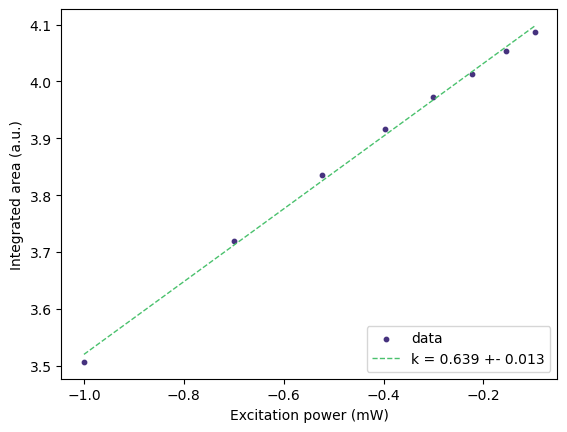
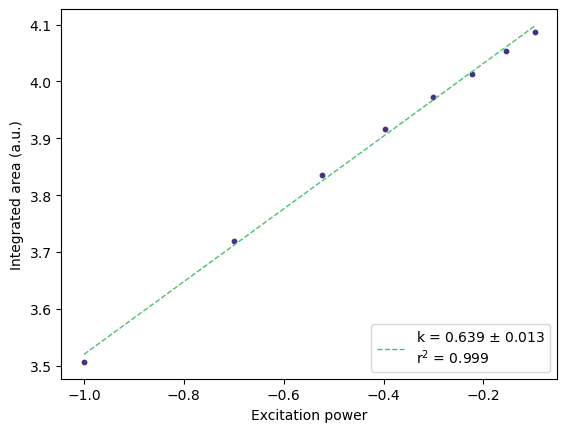
Code edit (unified diff) that turned the first committed figure into the second:
--- before
+++ after
@@ -11,13 +11,13 @@
 
 
-plt.scatter(log_x, log_y, marker='o', color=(0.275191, 0.194905, 0.496005), s=10, label='data')
+plt.scatter(log_x, log_y, marker='o', color=(0.275191, 0.194905, 0.496005), s=10)
 
 #plt.errorbar(log_x, log_y, yerr=log_y_err, fmt='o', color="olive", ecolor="black", capsize=4, ms=3,label="Data with error")
 
 
-plt.plot(log_x, y_pred, color= (0.288921, 0.758394, 0.428426), lw=1, ls="--", label=f'k = {k} +- {k_err}')
+plt.plot(log_x, y_pred, color= (0.288921, 0.758394, 0.428426), lw=1, ls="--", label=f'k = {k} $\pm$ {k_err}\nr$^2$ = 0.999')
 
 plt.legend(loc='lower right')
-plt.xlabel("Excitation power (mW)")
+plt.xlabel("Excitation power")
 plt.ylabel("Integrated area (a.u.)")
 # plt.text(-.8, 4, 'k = 0.572 +- 0.021', fontsize=10)
@@ -26,5 +26,6 @@
 # plt.yscale('log')
 #plt.title("Power law restricted range 0.1 - 0.8 eV")
+plt.savefig("figs/power_law_restricted.png", dpi=600, format='png')
 plt.show()
-plt.savefig("figs/power_law_restricted.png", format='png')
+
 print(res)

Commit: M